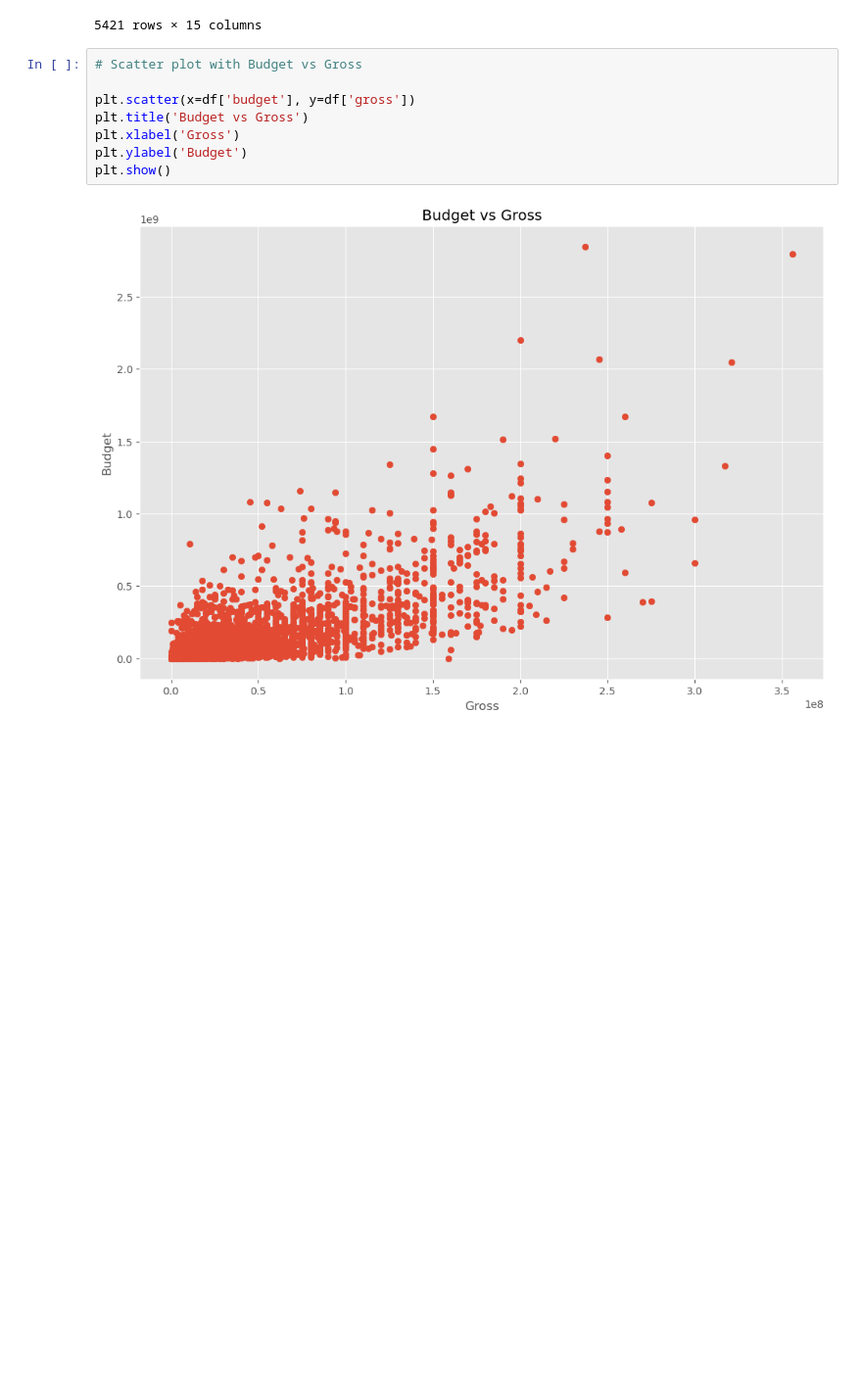
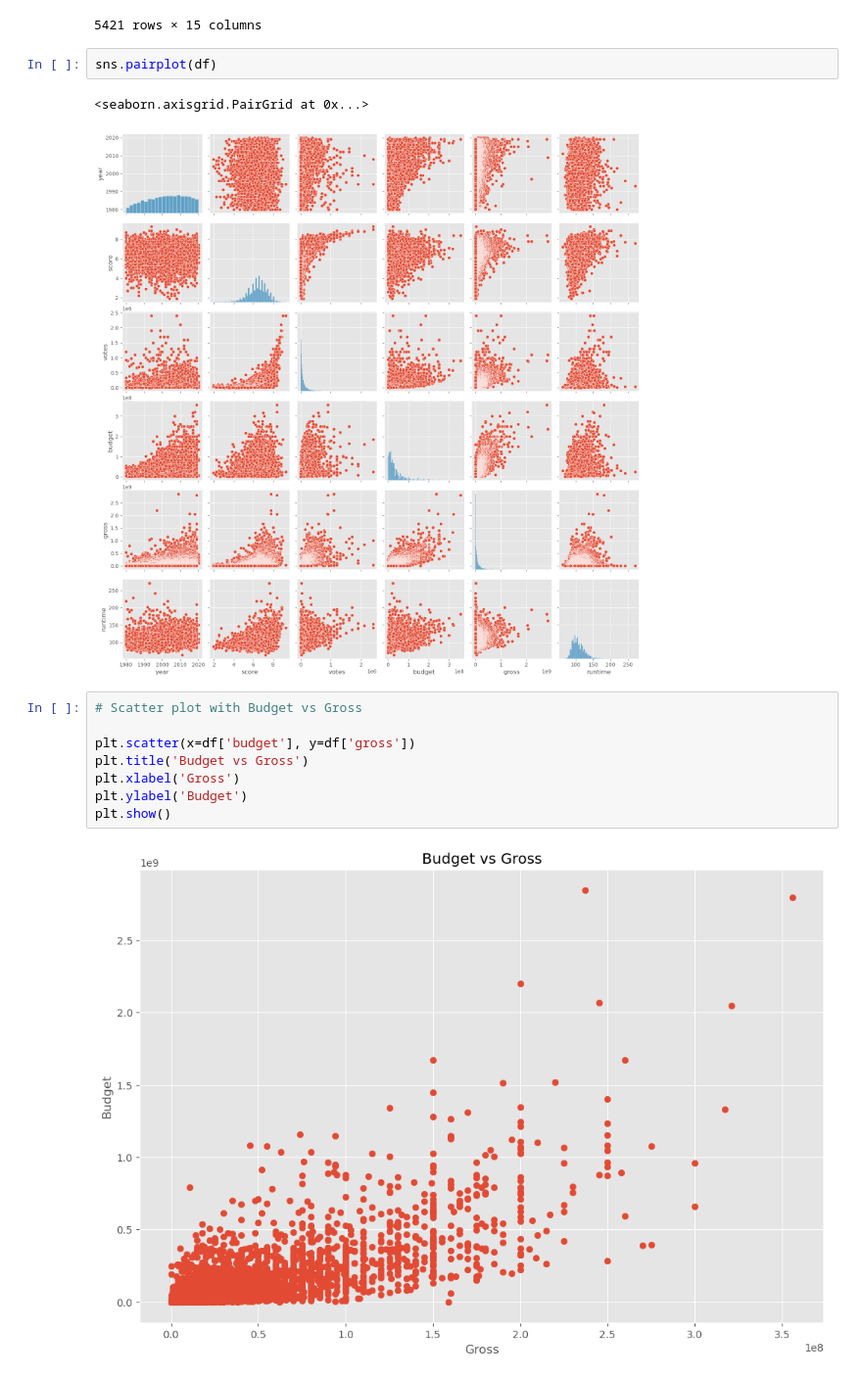
Before and after one commit to qvu3/portfolio, a Jupyter notebook: Movies.ipynb, the cells around one changed output. Shown at 98% size. Cells and saved outputs as stored; diff of their text form; blank space fills up the shorter version.

```diff
--- a/Movies.ipynb
+++ b/Movies.ipynb
@@ -112,6 +118,11 @@ df.drop_duplicates()
 | 272 | Parasite | R | Horror | 1982 | March 12, 1982 (United States) | 3.9 | 2300 | Charles Band | Alan J. Adler | Robert Glaudini | United States | ... |
 | 3203 | Trojan War | PG-13 | Comedy | 1997 | October 1, 1997 (Brazil) | 5.7 | 5800 | George Huang | Andy Burg | Will Friedle | United States | ... |
 5421 rows × 15 columns
+# %%
+sns.pairplot(df)
+# %% [output]
+<seaborn.axisgrid.PairGrid at 0x...>
+[figure, added]
 # %%
 # Scatter plot with Budget vs Gross
 
```
Also changed, not shown: parts of 11 cells of this notebook.
